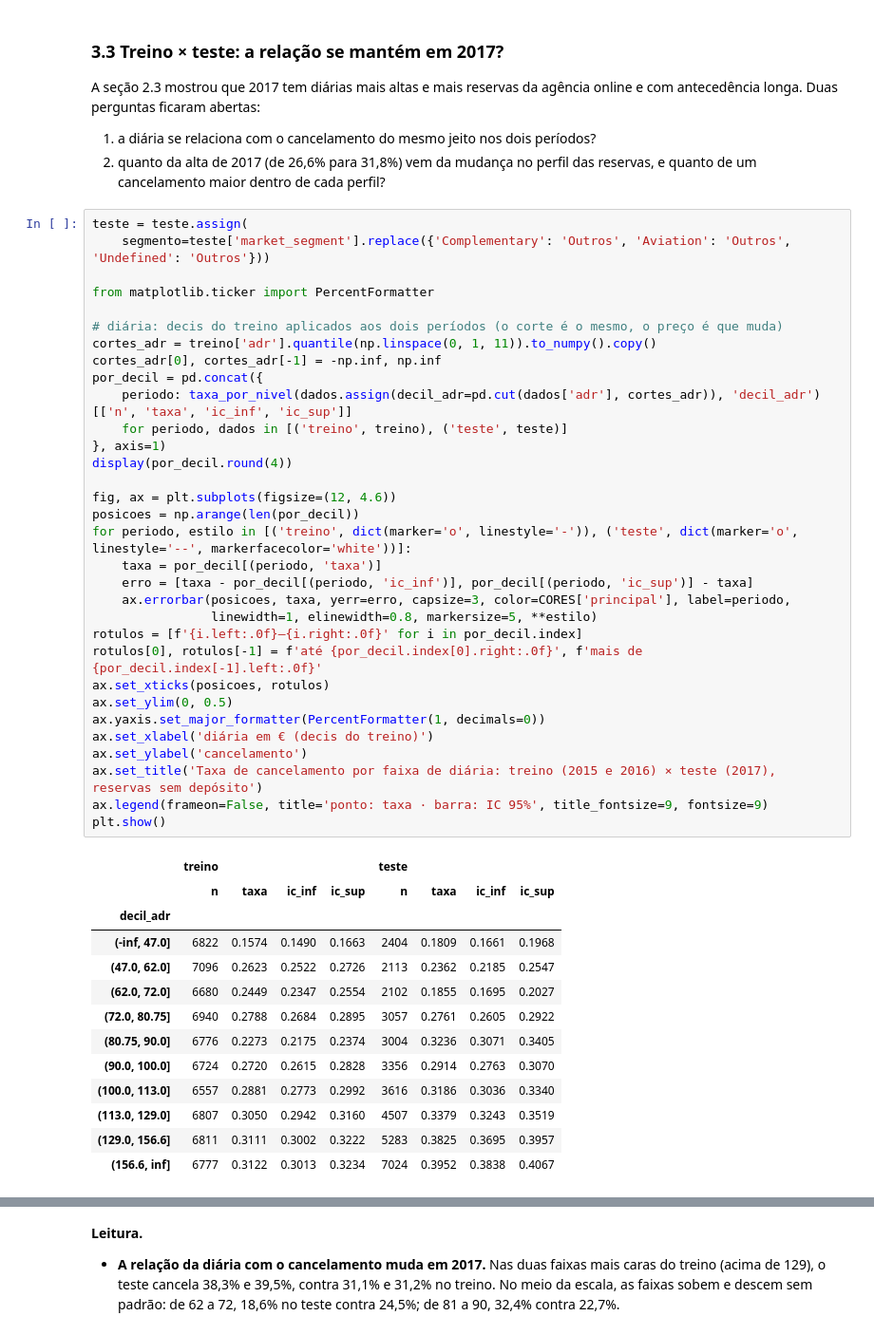
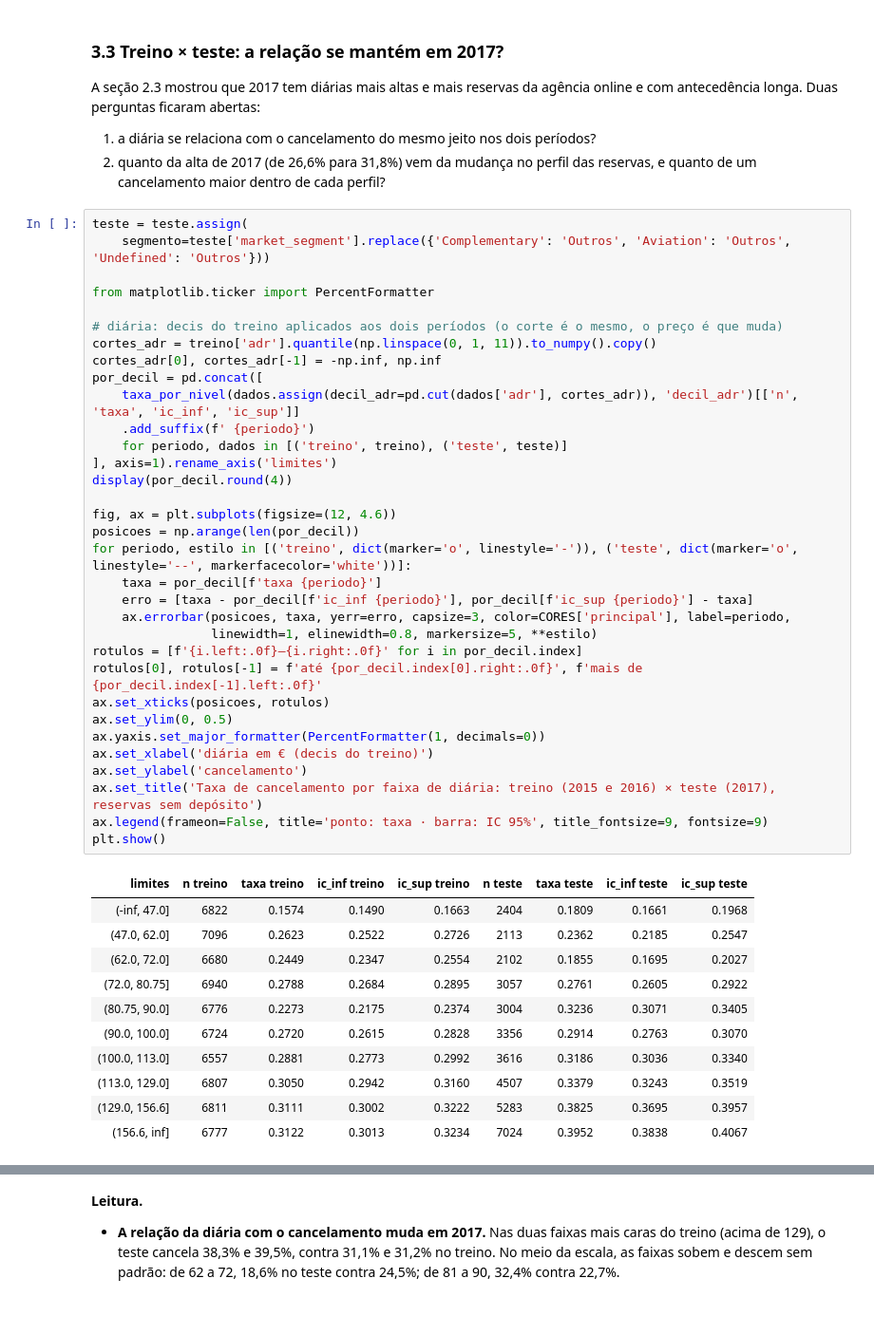
Before and after one commit to acrosatto/comunicacao-dados-mba, a Jupyter notebook: analise/ana/02_variaveis.ipynb, the cells around one changed output, grey strips where cells are left out. Shown at 95% size. Drawn from its saved outputs; the diff is of its cells as text.

```diff
--- a/analise/ana/02_variaveis.ipynb
+++ b/analise/ana/02_variaveis.ipynb
@@ -819,39 +805,38 @@ A seção 2.3 mostrou que 2017 tem diárias mais altas e mais reservas da agênc
 # %%
 teste = teste.assign(
     segmento=teste['market_segment'].replace({'Complementary': 'Outros', 'Aviation': 'Outros', 'Undefined': 'Outros'}))
 
 from matplotlib.ticker import PercentFormatter
 
 # diária: decis do treino aplicados aos dois períodos (o corte é o mesmo, o preço é que muda)
 cortes_adr = treino['adr'].quantile(np.linspace(0, 1, 11)).to_numpy().copy()
 cortes_adr[0], cortes_adr[-1] = -np.inf, np.inf
-por_decil = pd.concat({
-    periodo: taxa_por_nivel(dados.assign(decil_adr=pd.cut(dados['adr'], cortes_adr)), 'decil_adr')[['n', 'taxa', 'ic_inf', 'ic_sup']]
+por_decil = pd.concat([
+    taxa_por_nivel(dados.assign(decil_adr=pd.cut(dados['adr'], cortes_adr)), 'decil_adr')[['n', 'taxa', 'ic_inf', 'ic_sup']]
+    .add_suffix(f' {periodo}')
     for periodo, dados in [('treino', treino), ('teste', teste)]
-}, axis=1)
+], axis=1).rename_axis('limites')
 display(por_decil.round(4))
 
 fig, ax = plt.subplots(figsize=(12, 4.6))
 posicoes = np.arange(len(por_decil))
 for periodo, estilo in [('treino', dict(marker='o', linestyle='-')), ('teste', dict(marker='o', linestyle='--', markerfacecolor='white'))]:
-    taxa = por_decil[(periodo, 'taxa')]
-    erro = [taxa - por_decil[(periodo, 'ic_inf')], por_decil[(periodo, 'ic_sup')] - taxa]
+    taxa = por_decil[f'taxa {periodo}']
+    erro = [taxa - por_decil[f'ic_inf {periodo}'], por_decil[f'ic_sup {periodo}'] - taxa]
     ax.errorbar(posicoes, taxa, yerr=erro, capsize=3, color=CORES['principal'], label=periodo,
                 linewidth=1, elinewidth=0.8, markersize=5, **estilo)
 rotulos = [f'{i.left:.0f}–{i.right:.0f}' for i in por_decil.index]
 rotulos[0], rotulos[-1] = f'até {por_decil.index[0].right:.0f}', f'mais de {por_decil.index[-1].left:.0f}'
 ax.set_xticks(posicoes, rotulos)
 ax.set_ylim(0, 0.5)
 ax.yaxis.set_major_formatter(PercentFormatter(1, decimals=0))
 ax.set_xlabel('diária em € (decis do treino)')
 ax.set_ylabel('cancelamento')
 ax.set_title('Taxa de cancelamento por faixa de diária: treino (2015 e 2016) × teste (2017), reservas sem depósito')
 ax.legend(frameon=False, title='ponto: taxa · barra: IC 95%', title_fontsize=9, fontsize=9)
 plt.show()
 # %% [output]
-|  | treino |  |  |  | teste |  |  |  |
-|  | n | taxa | ic_inf | ic_sup | n | taxa | ic_inf | ic_sup |
-| decil_adr |  |  |  |  |  |  |  |  |
+| limites | n treino | taxa treino | ic_inf treino | ic_sup treino | n teste | taxa teste | ic_inf teste | ic_sup teste |
 | (-inf, 47.0] | 6822 | 0.1574 | 0.1490 | 0.1663 | 2404 | 0.1809 | 0.1661 | 0.1968 |
 | (47.0, 62.0] | 7096 | 0.2623 | 0.2522 | 0.2726 | 2113 | 0.2362 | 0.2185 | 0.2547 |
 | (62.0, 72.0] | 6680 | 0.2449 | 0.2347 | 0.2554 | 2102 | 0.1855 | 0.1695 | 0.2027 |
```
Also changed, not shown: parts of 30 cells of this notebook, 2 other files.
